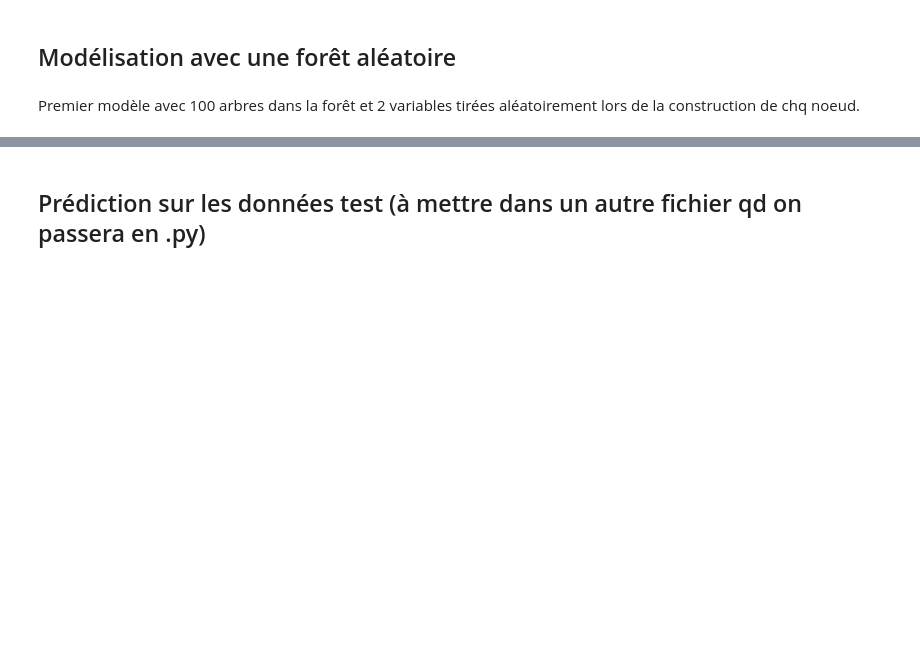
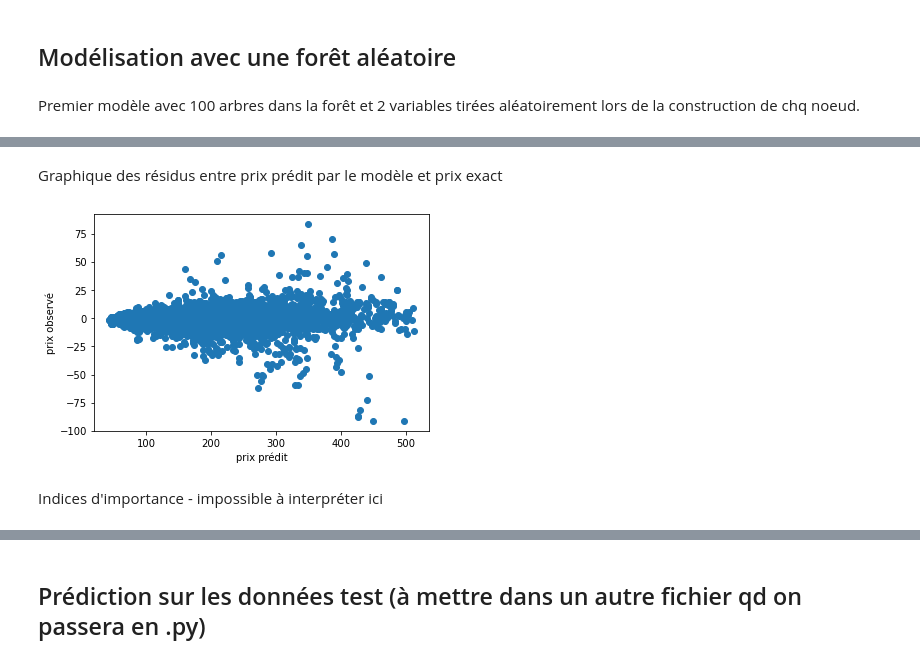
Before and after one commit to TryoenJ/Defi-IA, a Jupyter notebook: model.ipynb, the cells around one changed output, grey strips where cells are left out. Cells and saved outputs as stored; diff of their text form; code cells hidden in the pictures; blank space fills up the shorter version.

```diff
--- a/model.ipynb
+++ b/model.ipynb
@@ -342,0 +352,12 @@ R2= 0.9927734735858833
+# %% [markdown]
+Graphique des résidus entre prix prédit par le modèle et prix exact
+# %%
+plt.plot(prev,np.ravel(Y_val) - prev,"o")
+plt.xlabel(u"prix prédit")
+plt.ylabel(u"prix observé")
+#plt.hlines(0,0,500)
+plt.show()
+# %% [output]
+[figure, added]
+# %% [markdown]
+Indices d'importance - impossible à interpréter ici
```
Also changed, not shown: parts of 32 cells of this notebook, 3 other files.
